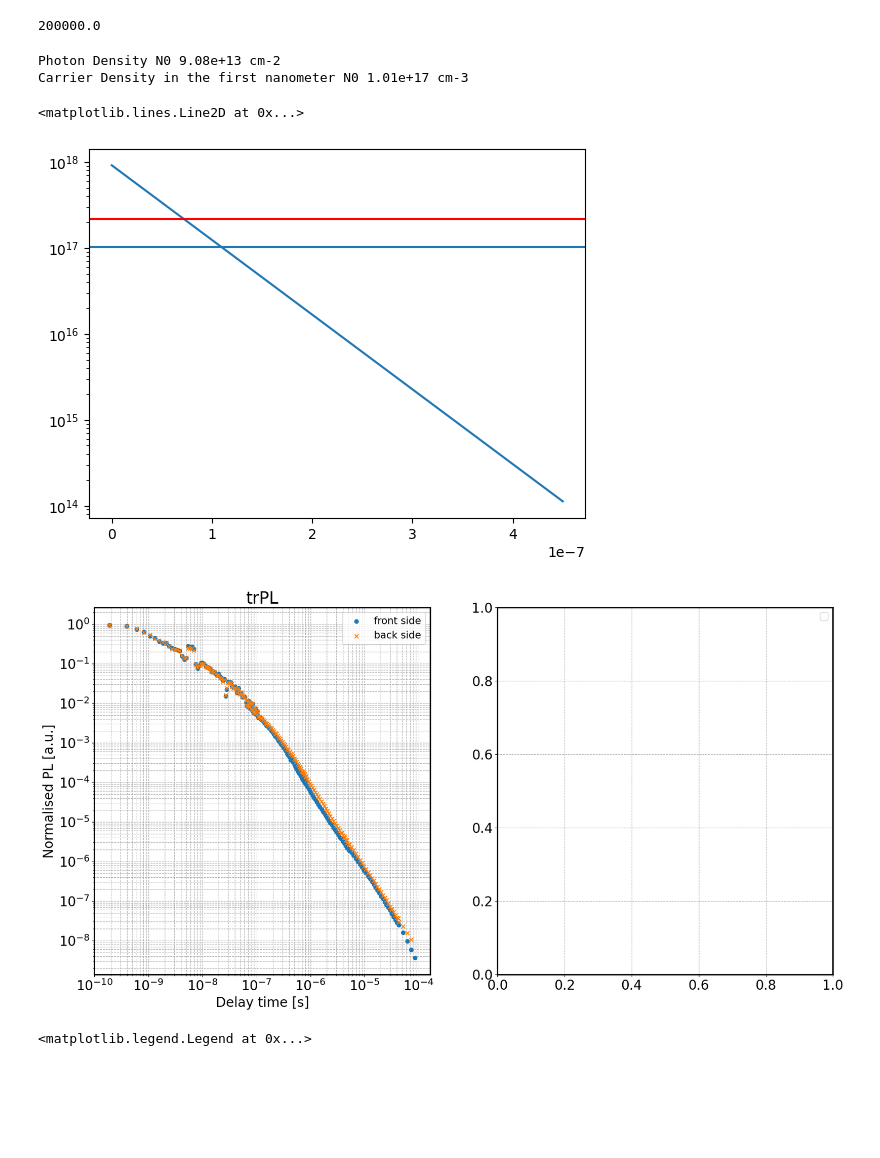
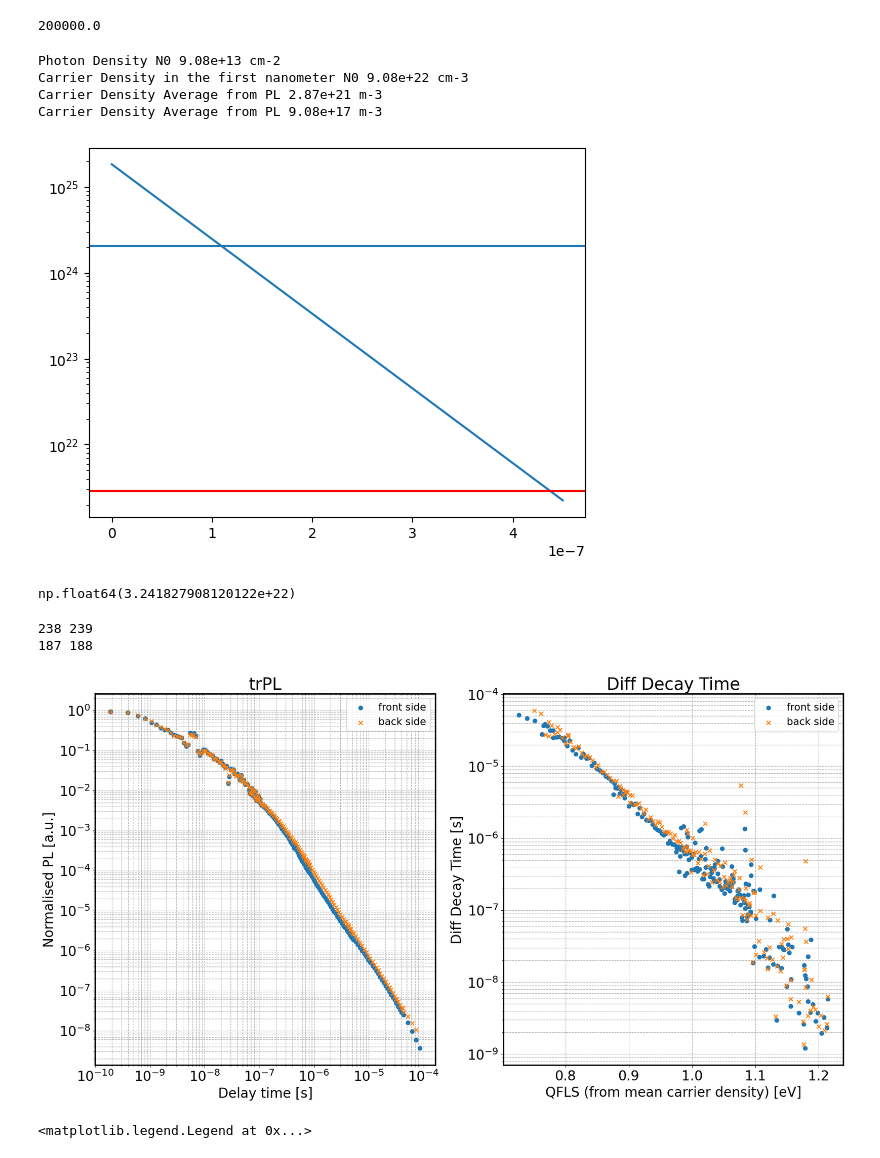
Before and after one commit to MimaxSimm/trPL_Analysis, a Jupyter notebook: trPL-Spectras.ipynb, the cells around one changed output. Drawn from its saved outputs; the diff is of its cells as text; code cells hidden in the pictures; blank space fills up the shorter version.

Commit message:
Polished images for the trPLtrSPV Data

```diff
--- a/trPL-Spectras.ipynb
+++ b/trPL-Spectras.ipynb
@@ -679,63 +679,86 @@ n_photons = E_pulse/E_photon
 print("Photon Density N0 {:.2e} cm-2".format(n_photons*1e-4))
 alpha = 2e5*100 #cm-1
 z = 1e-9*np.linspace(0, 450, 450) #m
-N = n_photons*np.exp(-alpha*z)
+N = alpha*n_photons*np.exp(-alpha*z)
 N_cum = np.cumsum(N)
 plt.semilogy(z, N)
 plt.axhline(np.trapezoid(N, x=z)/z[-1])
 
-n_ave = np.trapezoid(N, x=z)/z[-1] #cm-3
-print("Carrier Density in the first nanometer N0 {:.2e} cm-3".format(n_ave))
+n_ave = np.trapezoid(N, x=z) #m-3
+n_avePL = np.sqrt(np.trapezoid(N*N, x=z))
+plt.axhline(n_avePL, color = "red")
+print("Carrier Density in the first nanometer N0 {:.2e} cm-3".format(n_photons*1e-4/1e-9))
+print("Carrier Density Average from PL {:.2e} m-3".format(n_avePL))
+print("Carrier Density Average from PL {:.2e} m-3".format(n_ave))
 
-n_avePL = np.sqrt(np.trapezoid(N*N, x=z)/z[-1])
-plt.axhline(n_avePL, color = "red")
 Nc = Nv = 2e24 #m-3
 kT_eV = 0.02585 #293K
 Eg = 1.553 #eV
-ni2 =  Nc*Nc*np.exp(Eg/kT_eV)
-QFLS0 = kT_eV*np.log()
+ni2 =  Nc*Nc*np.exp(-Eg/kT_eV)
+#QFLS0 = kT_eV*np.log()
 # %% [output]
 Photon Density N0 9.08e+13 cm-2
-Carrier Density in the first nanometer N0 1.01e+17 cm-3
+Carrier Density in the first nanometer N0 9.08e+22 cm-3
+Carrier Density Average from PL 2.87e+21 m-3
+Carrier Density Average from PL 9.08e+17 m-3
-<matplotlib.lines.Line2D at 0x...>
-[figure, old version]
+[figure, new version]
+# %%
+ni2
+# %% [output]
+np.float64(3.241827908120122e+22)
 # %%
 fig, ax = plt.subplots(1,2, figsize = (20,10))
 
 ax[0].scatter(trPLs.stitch_t - trPLs.stitch_t[np.argmax(trPLs.stitch_trPL)], trPLs.stitch_trPL, label = "front side")
 ax[0].scatter(trPLs_BS.stitch_t - trPLs_BS.stitch_t[np.argmax(trPLs_BS.stitch_trPL)], trPLs_BS.stitch_trPL, label = "back side", marker = "x")
 
 ax[0].set_xscale("log")
 ax[0].set_yscale("log")
 
+#tau_diff1
 t = trPLs.stitch_t - trPLs.stitch_t[np.argmax(trPLs.stitch_trPL)]
 PL = trPLs.stitch_trPL
-#-2*(np.diff(t[t < 1e-9*l2[i]])/np.diff(np.log(fit_denoised)))
 tau_diff = -2*(np.diff(t[t>0])/np.diff(np.log(PL[t>0])))
-E_photon = 1.60218e-19*1240/343 #eV*q == J
-E_pulse = 413e-9/(3.1415*0.5*0.5*1e-6) #J/m2
-n_photons = E_pulse/
+densities = np.sqrt(PL[t>0]/np.max(PL[t>0]))*(n_avePL)
+print(len(tau_diff), len(densities))
+qfls = kT_eV*np.log(densities*densities/ni2)
+ax[1].scatter(qfls[:-1], tau_diff, label = "front side")
+#tau_diff2
+t = trPLs_BS.stitch_t - trPLs_BS.stitch_t[np.argmax(trPLs_BS.stitch_trPL)]
+PL = trPLs_BS.stitch_trPL
+tau_diff = -2*(np.diff(t[t>0])/np.diff(np.log(PL[t>0])))
+densities = np.sqrt(PL[t>0]/np.max(PL[t>0]))*(n_avePL)
+print(len(tau_diff), len(densities))
+qfls = kT_eV*np.log(densities*densities/ni2)
+ax[1].scatter(qfls[:-1], tau_diff, label = "back side", marker = "x")
 
+ax[1].set_yscale("log")
 axis_fontsize = 29
 axisTicks_fontsize = 20
 ax[0].set_title("trPL", size = 25)
 ax[0].set_ylabel("Normalised PL [a.u.]", size = axisTicks_fontsize)
 ax[0].set_xlabel("Delay time [s]", size = axisTicks_fontsize)
+
+ax[1].set_title("Diff Decay Time", size = 25)
+ax[1].set_ylabel("Diff Decay Time [s]", size = axisTicks_fontsize)
+ax[1].set_xlabel("QFLS (from mean carrier density) [eV]", size = axisTicks_fontsize)
 for a in ax:
     #ax.set_xlim([])
     a.legend(fontsize = 15)
     a.tick_params(axis='x', labelsize=axisTicks_fontsize)
     a.tick_params(axis='y', labelsize=axisTicks_fontsize)
     a.grid(visible = True, which = 'both', linestyle = '--')
     w_frame = 2
     a.spines["bottom"].set_linewidth(w_frame)
     a.spines["top"].set_linewidth(w_frame)
     a.spines["left"].set_linewidth(w_frame)
     a.spines["right"].set_linewidth(w_frame)
 
     a.set_axisbelow(True)
 # %% [output]
+238 239
+187 188
-[figure, old version]
+[figure, new version]
 # %%
 plt.scatter(trPLs.stitch_t - trPLs.stitch_t[np.argmax(trPLs.stitch_trPL)], trPLs.stitch_trPL, label = "front side")
 plt.scatter(trPLs_BS.stitch_t - trPLs_BS.stitch_t[np.argmax(trPLs_BS.stitch_trPL)], trPLs_BS.stitch_trPL, label = "back side", marker = "x")
```
Also changed, not shown: 1 other file.
